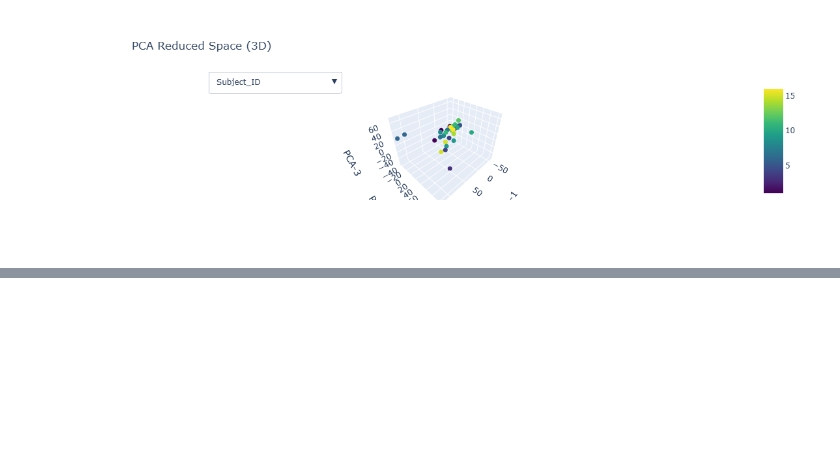
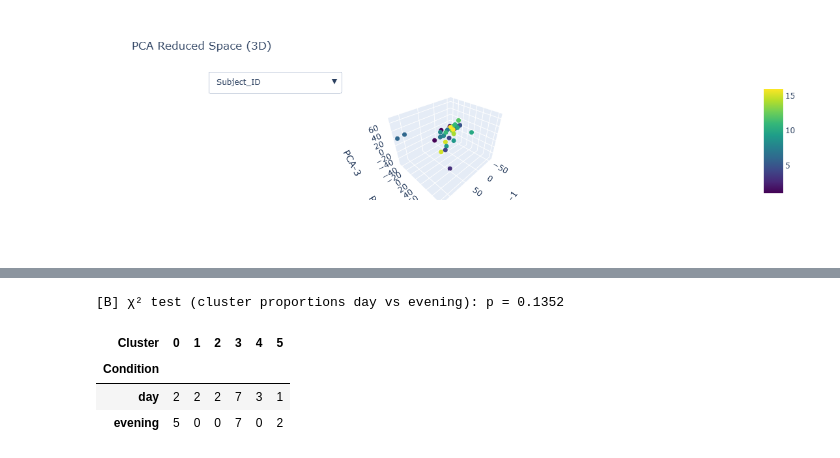
Before and after one commit to Leon-Parepko/EEG-Image-Reconstruction, a Jupyter notebook: Notebooks/Spectral_Analysis/Spectral_Clustering_All(Morlet_PCA).ipynb, the cells around one changed output, grey strips where cells are left out. Cells and saved outputs as stored; diff of their text form; code cells hidden in the pictures; blank space fills up the shorter version.

```diff
--- a/Notebooks/Spectral_Analysis/Spectral_Clustering_All(Morlet_PCA).ipynb
+++ b/Notebooks/Spectral_Analysis/Spectral_Clustering_All(Morlet_PCA).ipynb
@@ -646,3 +658,16 @@ fig.show()
 #fig.write_html(f'./Generated/Figures/Spectral_Analysis/Spectral_Clustering/All/Morlet_PCA_All_Clust_3D.html', include_plotlyjs='cdn', full_html=True)
 # %% [output]
 [figure]
+# %%
+# параметры анализа
+EMBEDDING_MODE = 'raw'     # 'raw' (без DR), 'pca_keep' (мягкая PCA), 'pca_ready' (твой reduced_data)
+PCA_KEEP_N     = 8         # число компонент при 'pca_keep'
+DISTANCE       = 'cosine'  # 'cosine' или 'euclidean' для метрики центроидов
+N_CLUSTERS     = 4         # кластеры в каждом условии для варианта A
+N_NEIGHBORS    = 15        # граф соседей для SpectralClustering
+K_GLOBAL       = 6         # число кластеров для глобального KMeans в варианте B
+RANDOM_STATE   = 42
+N_PERM         = 500       # число перестановок (0 — отключить)
+
+SAVE_FIGS      = False
+FIG_DIR        = './Generated/Spectral_Analysis/Diagnostics'
@@ -648,0 +800,14 @@ fig.show()
+# %%
+km = KMeans(n_clusters=K_GLOBAL, random_state=RANDOM_STATE)
+labels_global = km.fit_predict(Z)
+
+cont = pd.crosstab(pd.Series(conds, name='Condition'), pd.Series(labels_global, name='Cluster'))
+chi2, p_chi, dof, exp = chi2_contingency(cont.values)
+print(f"[B] χ² test (cluster proportions day vs evening): p = {p_chi:.4f}")
+display(cont)
+# %% [output]
+[B] χ² test (cluster proportions day vs evening): p = 0.1352
+| Cluster | 0 | 1 | 2 | 3 | 4 | 5 |
+| Condition |  |  |  |  |  |  |
+| day | 2 | 2 | 2 | 7 | 3 | 1 |
+| evening | 5 | 0 | 0 | 7 | 0 | 2 |
```
Also changed, not shown: parts of 9 cells of this notebook.
